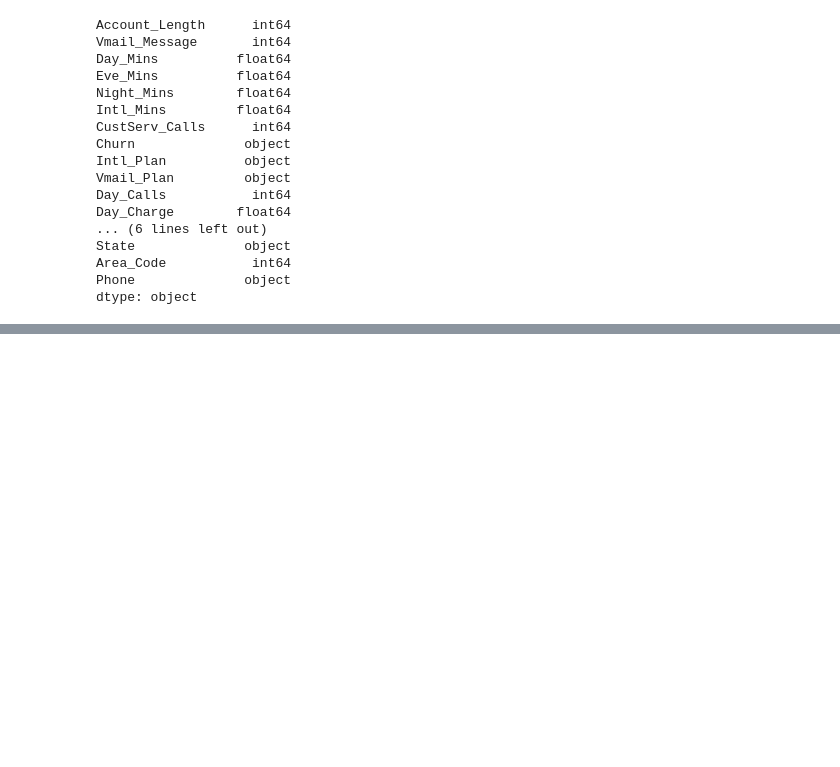
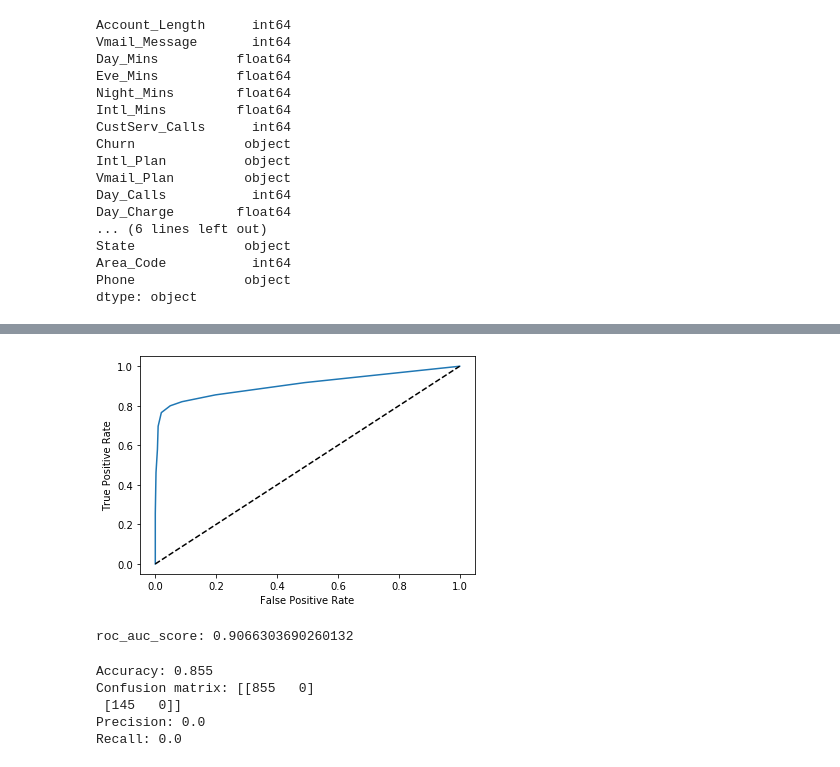
Before and after one commit to ShantaUW/CustomerChurnAnalysis, a Jupyter notebook: Customer_Churn_Analysis.ipynb, the cells around one changed output, grey strips where cells are left out. Drawn from its saved outputs; the diff is of its cells as text; code cells hidden in the pictures; blank space fills up the shorter version.

```diff
--- a/Customer_Churn_Analysis.ipynb
+++ b/Customer_Churn_Analysis.ipynb
@@ -227,0 +346,4 @@ dtype: object
+# %%
+telco.isnull().values.any()
+telco.isnull().sum()
+telco.fillna(telco['Day_Cost'].mean(), inplace=True)
@@ -227,0 +370,13 @@ dtype: object
+# %%
+##Setting up X and Y(target)
+# Import train_test_split
+from sklearn.model_selection import train_test_split
+
+# Create feature variable
+X = telco.drop('Churn', axis=1)
+
+# Create target variable
+y = telco['Churn']
+
+# Create training and testing sets
+X_train, X_test, y_train, y_test = train_test_split(X, y,test_size=0.3,random_state=42, stratify=y)
@@ -227,0 +428,61 @@ dtype: object
+# %%
+# Generate the probabilities
+y_pred_prob_RF = clf.predict_proba(X_test)[:, 1]
+
+# Import roc_curve
+from sklearn.metrics import roc_curve
+
+# Calculate the roc metrics
+fpr, tpr, thresholds = roc_curve(y_test, y_pred_prob_RF)
+
+# Plot the ROC curve
+plt.plot(fpr,tpr)
+
+# Add labels and diagonal line
+plt.xlabel("False Positive Rate")
+plt.ylabel("True Positive Rate")
+plt.plot([0, 1], [0, 1], "k--")
+plt.show()
+
+# Import roc_auc_score
+from sklearn.metrics import roc_auc_score
+
+# Print the AUC
+print("roc_auc_score:",roc_auc_score(y_test,y_pred_prob_RF))
+# %% [output]
+[figure, added]
+roc_auc_score: 0.9066303690260132
+# %%
+#Import SVM
+from sklearn.svm import SVC
+from sklearn.metrics import accuracy_score, confusion_matrix, precision_recall_fscore_support
+
+clf_SVM = SVC(probability=True)
+clf_SVM.fit(X_train, y_train)
+y_pred_SVM = clf_SVM.predict(X_test)
+
+# Compute accuracy
+print("Accuracy:",clf_SVM.score(X_test, y_test))
+
+from sklearn.metrics import confusion_matrix
+
+# Print the confusion matrix
+print("Confusion matrix:",confusion_matrix(y_test,y_pred_SVM))
+
+# Import precision_score
+from sklearn.metrics import precision_score
+
+# Print the precision
+print("Precision:",precision_score(y_test,y_pred_SVM))
+
+# Import recall_score
+from sklearn.metrics import recall_score
+
+# Print the recall
+print("Recall:",recall_score(y_test, y_pred_SVM))
+# %% [output]
+Accuracy: 0.855
+Confusion matrix: [[855   0]
+ [145   0]]
+Precision: 0.0
+Recall: 0.0
```
Also changed, not shown: parts of 12 cells of this notebook.
